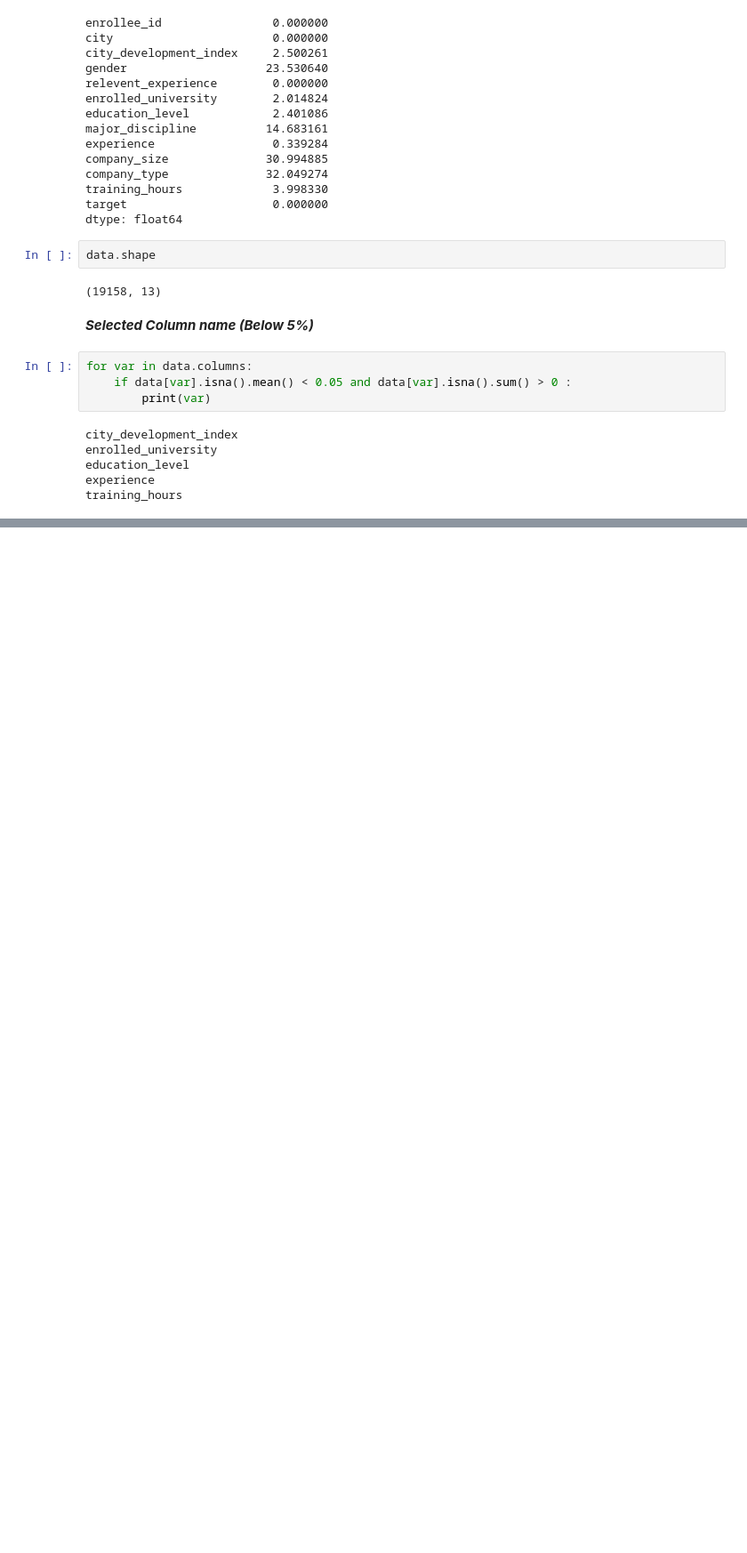
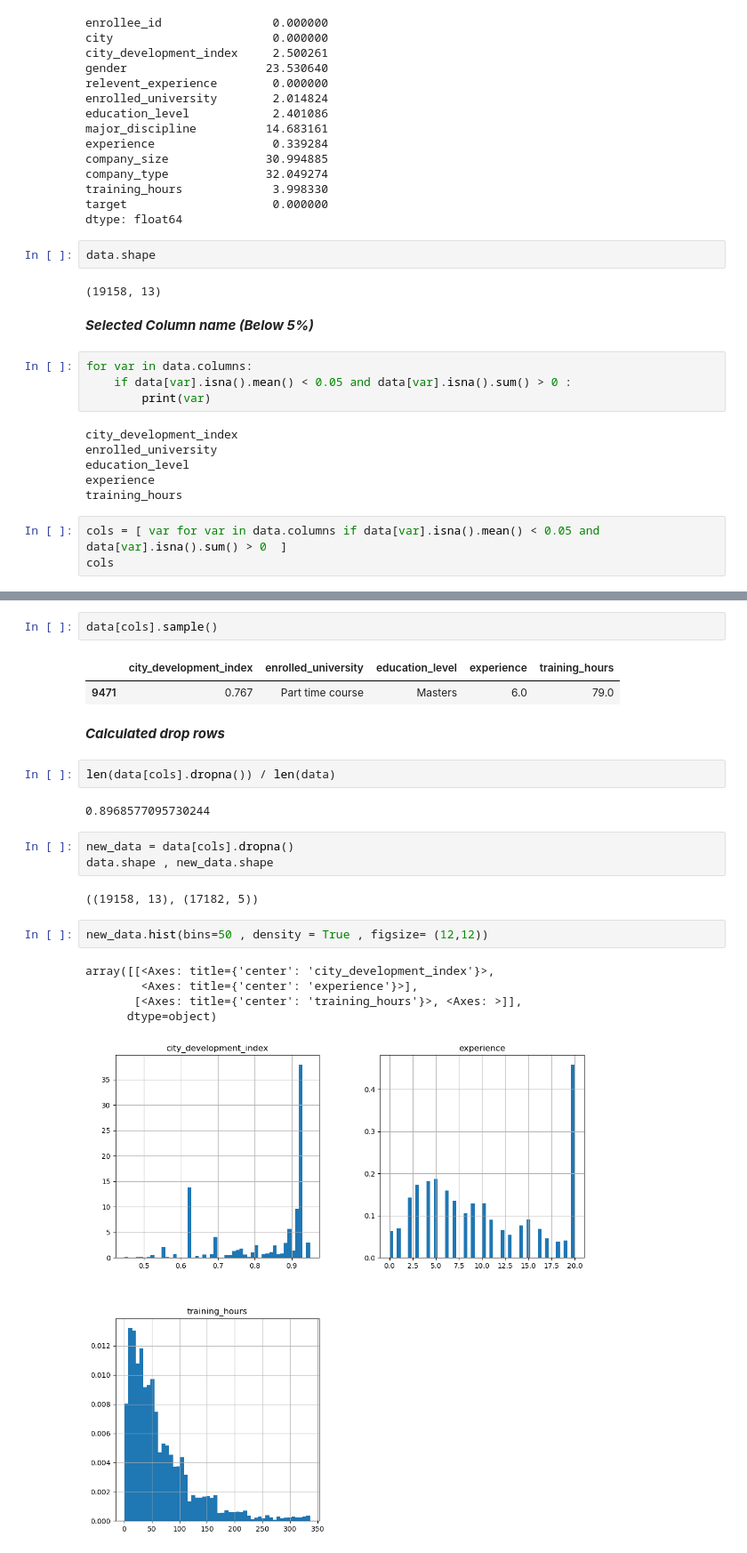
Before and after one commit to azaz9026/Data_Science_Project, a Jupyter notebook: Features Engineering/features_engineering.ipynb, the cells around one changed output, grey strips where cells are left out. Shown at 89% size. Saved outputs shown, nothing was run; the diff lists cells and outputs as text; blank space fills up the shorter version.

Commit message:
data visualization

```diff
--- a/Features Engineering/features_engineering.ipynb
+++ b/Features Engineering/features_engineering.ipynb
@@ -93,3 +93,6 @@ enrolled_university
 education_level
 experience
 training_hours
+# %%
+cols = [ var for var in data.columns if data[var].isna().mean() < 0.05 and data[var].isna().sum() > 0  ]
+cols
@@ -95,0 +105,24 @@ training_hours
+# %%
+data[cols].sample()
+# %% [output]
+|  | city_development_index | enrolled_university | education_level | experience | training_hours |
+| 9471 | 0.767 | Part time course | Masters | 6.0 | 79.0 |
+# %% [markdown]
+***Calculated drop rows***
+# %%
+len(data[cols].dropna()) / len(data)
+# %% [output]
+0.8968577095730244
+# %%
+new_data = data[cols].dropna()
+data.shape , new_data.shape
+# %% [output]
+((19158, 13), (17182, 5))
+# %%
+new_data.hist(bins=50 , density = True , figsize= (12,12))
+# %% [output]
+array([[<Axes: title={'center': 'city_development_index'}>,
+        <Axes: title={'center': 'experience'}>],
+       [<Axes: title={'center': 'training_hours'}>, <Axes: >]],
+      dtype=object)
+[figure, added]
```
Also changed, not shown: parts of 1 cell of this notebook.
